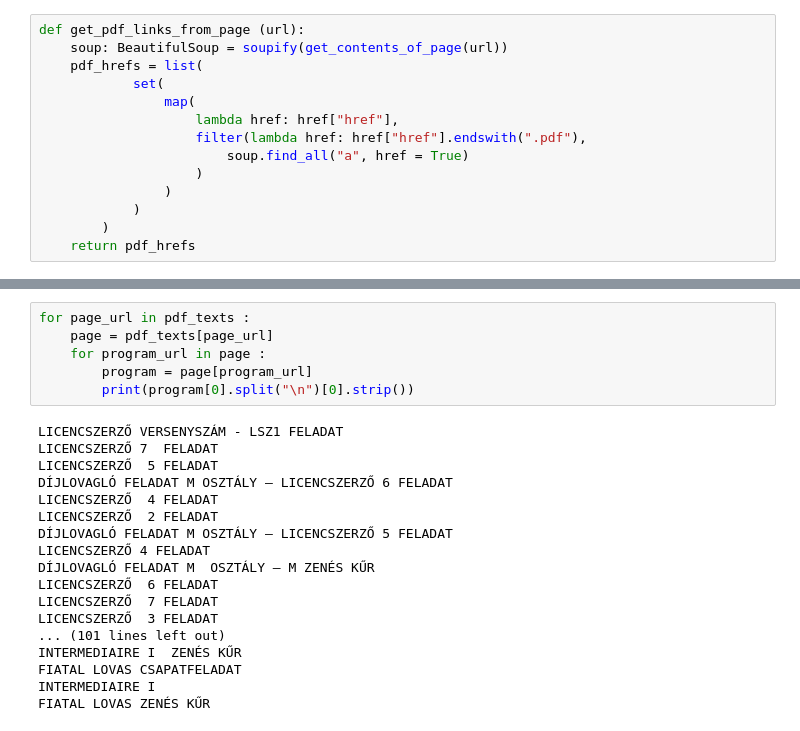
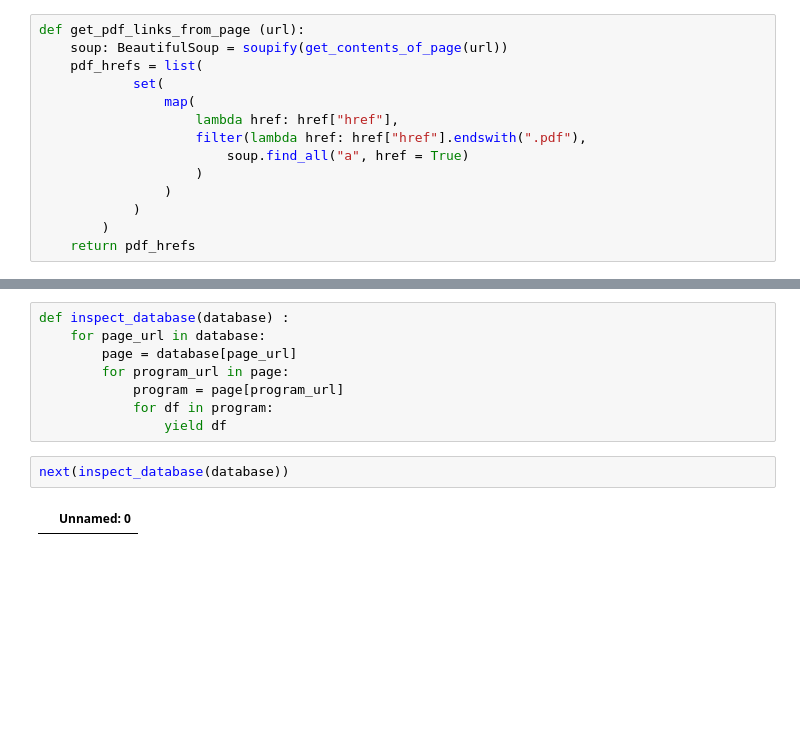
Before and after one commit to lichterberci/DressageProgramSummarizer, a Jupyter notebook: summary.ipynb, the cells around one changed output, grey strips where cells are left out. Cells and saved outputs as stored; diff of their text form; blank space fills up the shorter version.

```diff
--- a/summary.ipynb
+++ b/summary.ipynb
@@ -119,25 +111,13 @@ pdf_texts
 # %%
-for page_url in pdf_texts :
-    page = pdf_texts[page_url]
-    for program_url in page :
-        program = page[program_url]
-        print(program[0].split("\n")[0].strip())
+def inspect_database(database) :
+    for page_url in database:
+        page = database[page_url]
+        for program_url in page:
+            program = page[program_url]
+            for df in program:
+                yield df
-# %% [output]
-LICENCSZERZŐ VERSENYSZÁM - LSZ1 FELADAT
-LICENCSZERZŐ 7  FELADAT
-LICENCSZERZŐ  5 FELADAT
-DÍJLOVAGLÓ FELADAT M OSZTÁLY – LICENCSZERZŐ 6 FELADAT
-LICENCSZERZŐ  4 FELADAT
-LICENCSZERZŐ  2 FELADAT
-DÍJLOVAGLÓ FELADAT M OSZTÁLY – LICENCSZERZŐ 5 FELADAT
-LICENCSZERZŐ 4 FELADAT
-DÍJLOVAGLÓ FELADAT M  OSZTÁLY – M ZENÉS KŰR
-LICENCSZERZŐ  6 FELADAT
-LICENCSZERZŐ  7 FELADAT
-LICENCSZERZŐ  3 FELADAT
-... (101 lines left out)
-INTERMEDIAIRE I  ZENÉS KŰR
-FIATAL LOVAS CSAPATFELADAT
-INTERMEDIAIRE I
-FIATAL LOVAS ZENÉS KŰR
+# %%
+next(inspect_database(database))
+# %% [output]
+|  | Unnamed: 0 |
 # %%
```
Also changed, not shown: parts of 16 cells of this notebook.
